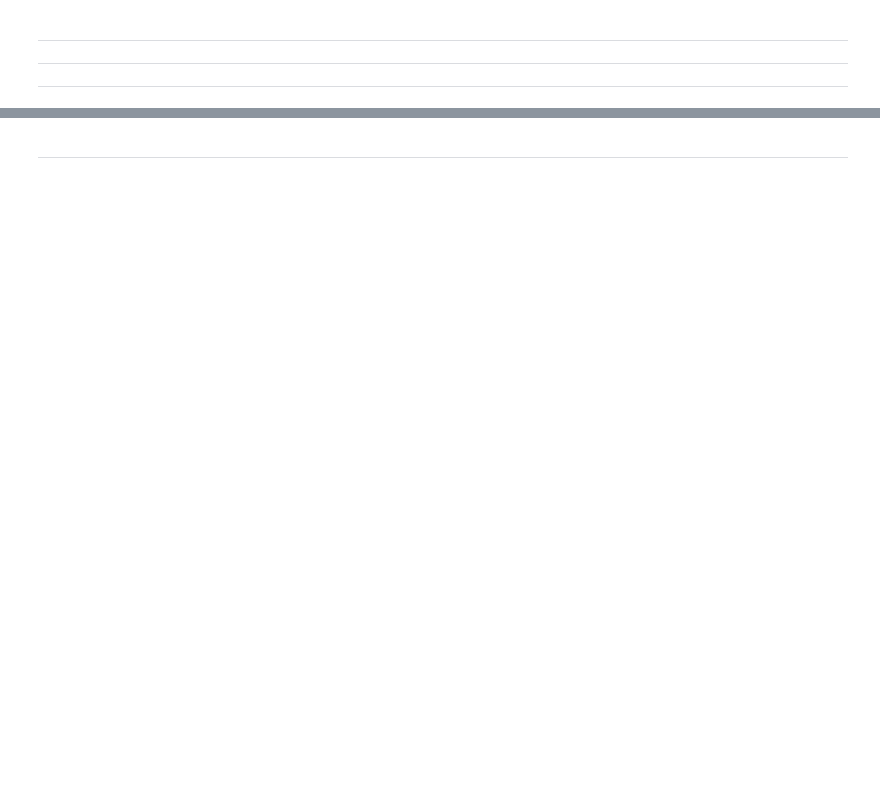
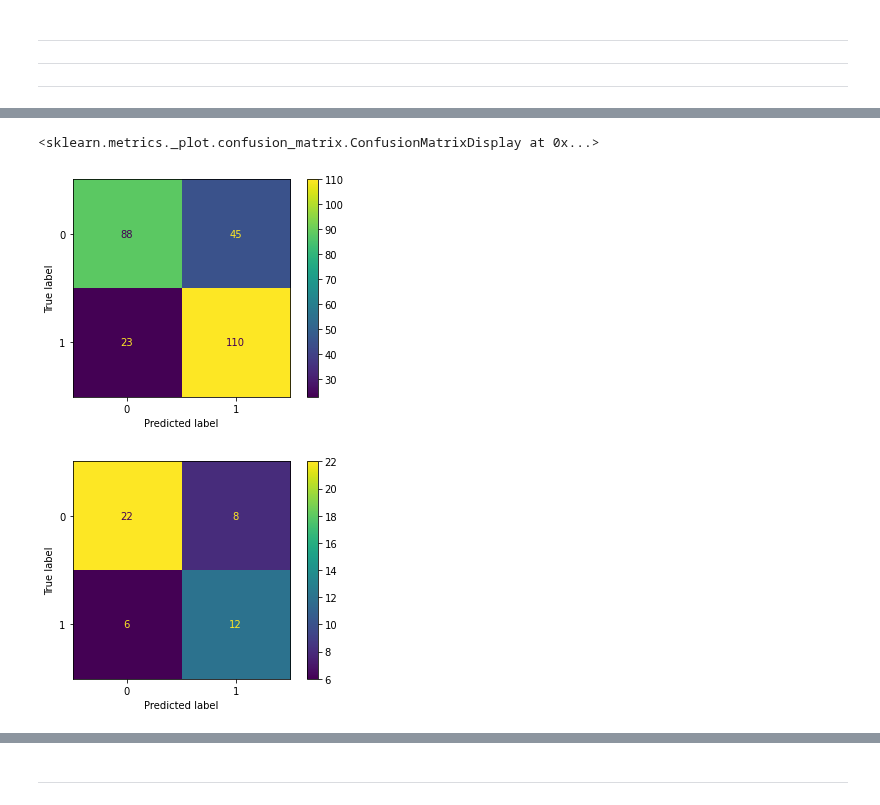
Before and after one commit to JaviCeRodriguez/Heart-Failure-ML, a Jupyter notebook: classification_v2.ipynb, the cells around one changed output, grey strips where cells are left out. Cells and saved outputs as stored; diff of their text form; code cells hidden in the pictures; blank space fills up the shorter version.

```diff
--- a/classification_v2.ipynb
+++ b/classification_v2.ipynb
@@ -98,19 +123,0 @@ score_metric = "recall" # Queremos pocos FN, es decir pacientes q decimos q NO t
-# %%
-lr_scoring = []
-lr_scoring_t = []
-lr_acc = []
-lr_f1 = []
-for g in np.logspace(-5,-1,30):
-    lr_model = Pipeline([["poly",PolynomialFeatures(degree=2)],["regressor",LogisticRegression(fit_intercept=False, dual=False, max_iter=50000, C=g)]])
-    lr_model.fit(feat_train,targ_train)
-    lr_scoring.append(recall_score(targ_train,cross_val_predict(lr_model,feat_train,targ_train,cv=10)))
-    lr_scoring_t.append(recall_score(targ_test,lr_model.predict(scaler.transform(feat_test))))
-    lr_acc.append(accuracy_score(targ_test,lr_model.predict(scaler.transform(feat_test))))
-    lr_f1.append(f1_score(targ_test,lr_model.predict(scaler.transform(feat_test))))
-plt.figure(figsize=(15,8))
-
-plt.plot(lr_scoring,label="cv")
-plt.plot(lr_scoring_t,label="test")
-plt.plot(lr_acc,label="acc")
-plt.plot(lr_f1,label="f1")
-plt.legend()
@@ -129,0 +124,7 @@ Test: 0.778
+# %%
+lr_model = LogisticRegression(fit_intercept=False, dual=False, max_iter=30000)
+lr_model.fit(feat_train,targ_train)
+lr_predicted = cross_val_predict(lr_model,feat_train,targ_train,cv=10)
+lr_predicted_t = lr_model.predict(scaler.transform(feat_test))
+print(classification_report(targ_train, lr_predicted))
+print(classification_report(targ_test, lr_predicted_t))
@@ -129,0 +149,11 @@ Test: 0.778
+# %%
+cm = confusion_matrix(targ_train, lr_predicted)
+disp = ConfusionMatrixDisplay(confusion_matrix=cm)
+disp.plot()
+cm = confusion_matrix(targ_test, lr_predicted_t)
+disp = ConfusionMatrixDisplay(confusion_matrix=cm)
+disp.plot()
+# %% [output]
+<sklearn.metrics._plot.confusion_matrix.ConfusionMatrixDisplay at 0x...>
+[figure, added]
+[figure, added]
```
Also changed, not shown: parts of 25 cells of this notebook, 2 other files.
